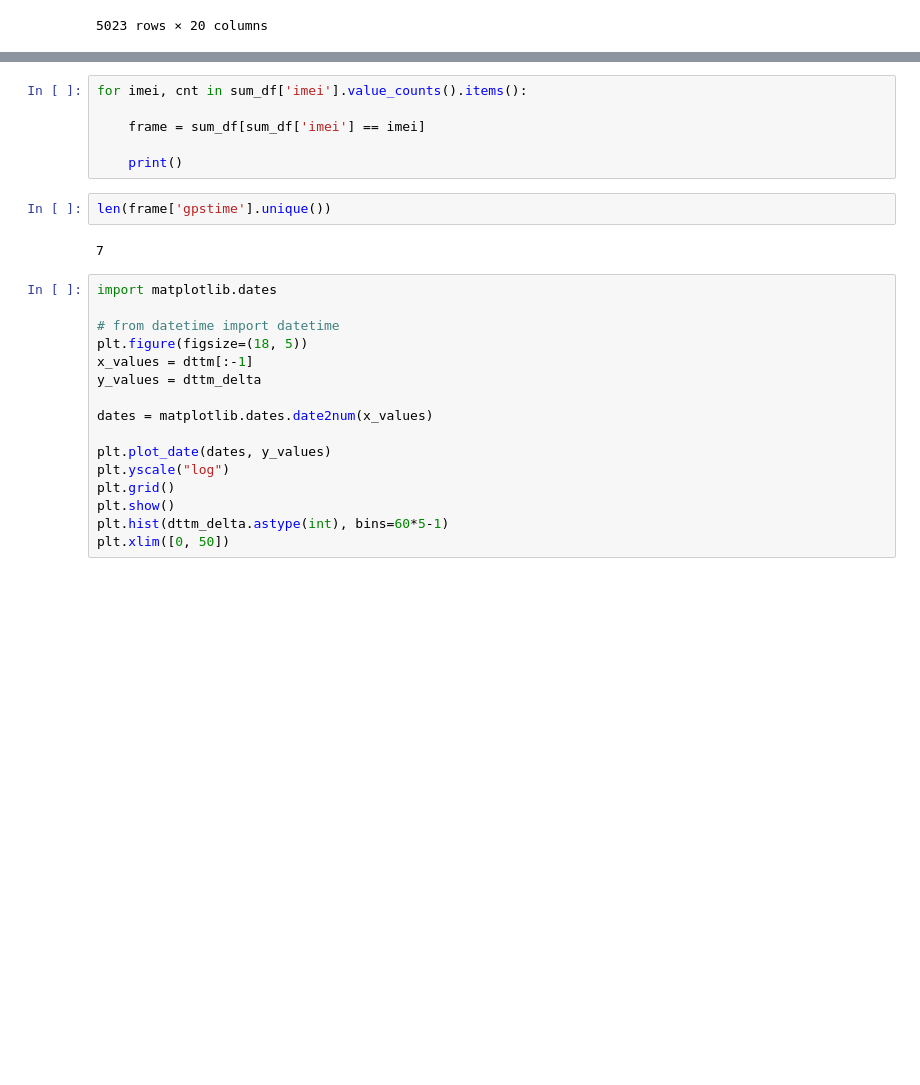
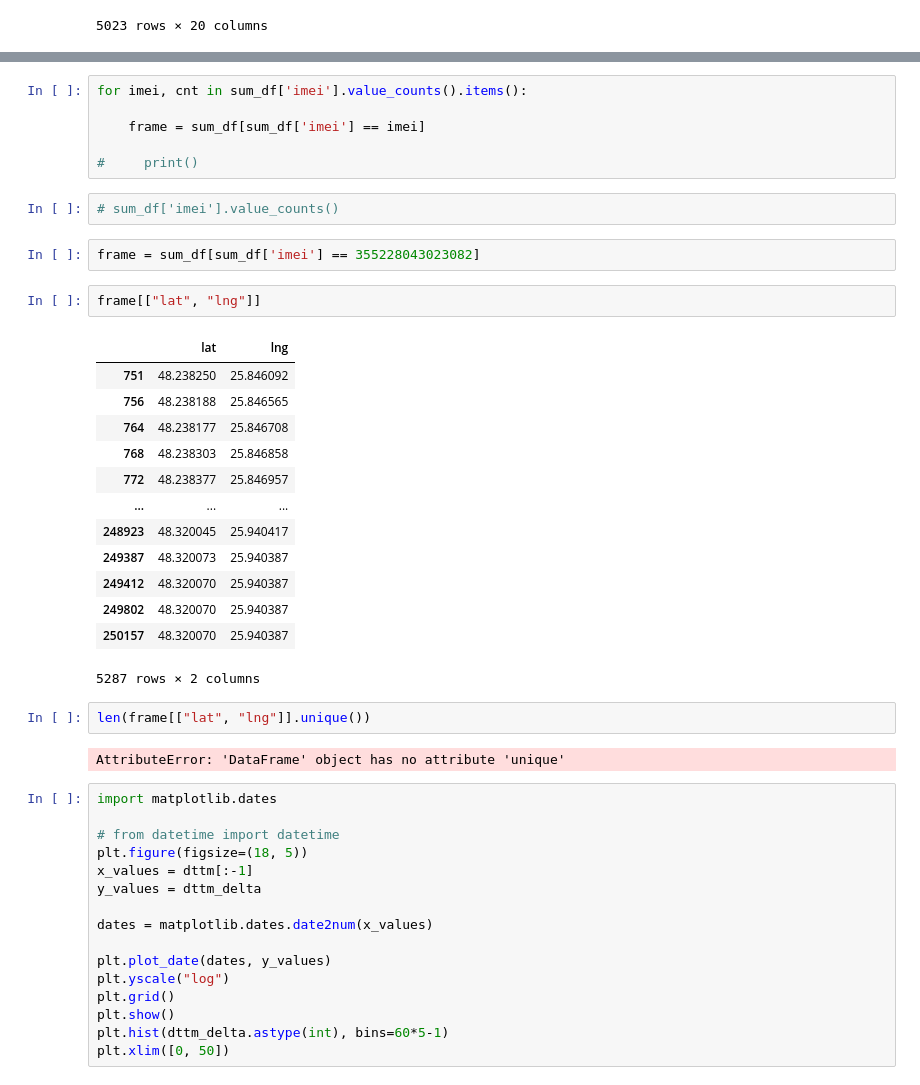
Before and after one commit to vadyusikh/PTETA, a Jupyter notebook: notebooks/data explorative anlysis.ipynb, the cells around one changed output, grey strips where cells are left out. Saved outputs shown, nothing was run; the diff lists cells and outputs as text; blank space fills up the shorter version.

```diff
--- a/notebooks/data explorative anlysis.ipynb
+++ b/notebooks/data explorative anlysis.ipynb
@@ -305,11 +299,31 @@ for imei, cnt in sum_df['imei'].value_counts().items():
 
     frame = sum_df[sum_df['imei'] == imei]
 
-    print()
+#     print()
+# %%
+# sum_df['imei'].value_counts()
+# %%
+frame = sum_df[sum_df['imei'] == 355228043023082]
+# %%
+frame[["lat", "lng"]]
+# %% [output]
+|  | lat | lng |
+| 751 | 48.238250 | 25.846092 |
+| 756 | 48.238188 | 25.846565 |
+| 764 | 48.238177 | 25.846708 |
+| 768 | 48.238303 | 25.846858 |
+| 772 | 48.238377 | 25.846957 |
+| ... | ... | ... |
+| 248923 | 48.320045 | 25.940417 |
+| 249387 | 48.320073 | 25.940387 |
+| 249412 | 48.320070 | 25.940387 |
+| 249802 | 48.320070 | 25.940387 |
+| 250157 | 48.320070 | 25.940387 |
+5287 rows × 2 columns
 # %%
-len(frame['gpstime'].unique())
+len(frame[["lat", "lng"]].unique())
 # %% [output]
-7
+AttributeError: 'DataFrame' object has no attribute 'unique'
 # %%
 import matplotlib.dates
 
```
Also changed, not shown: parts of 5 cells of this notebook, 12 other files.
